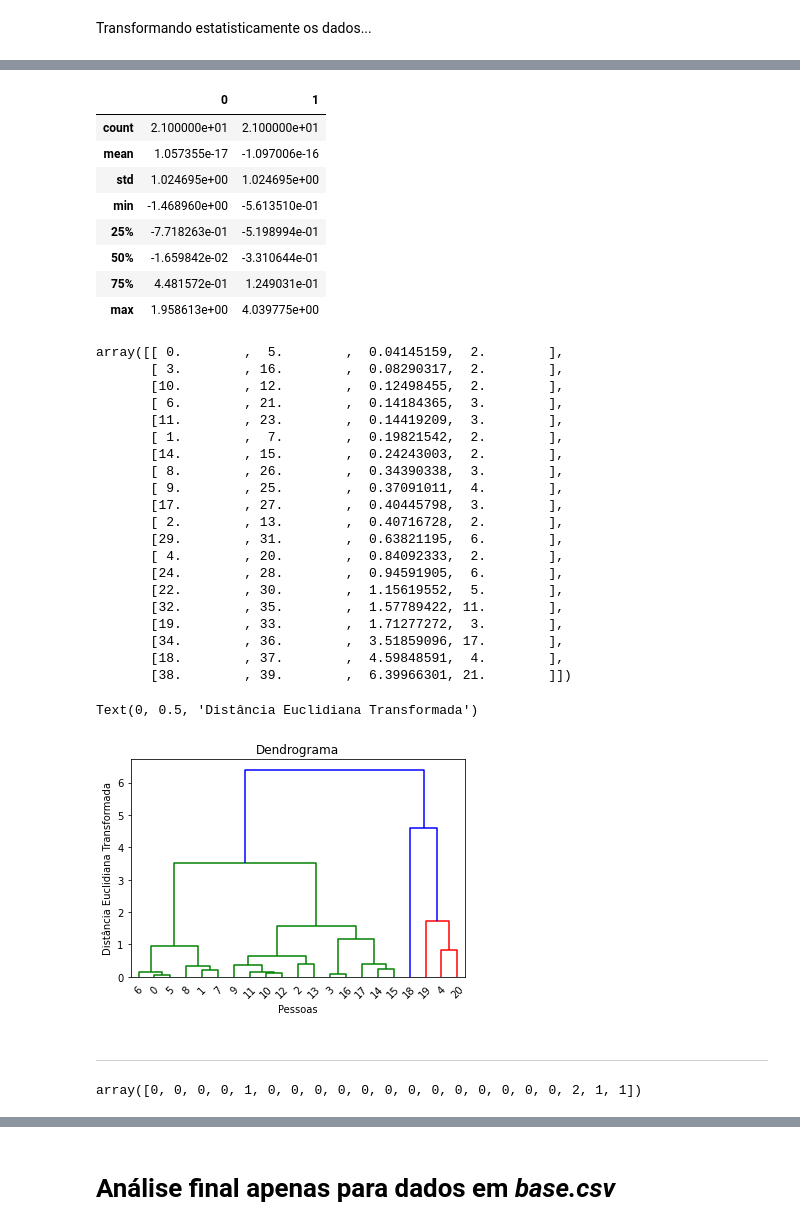
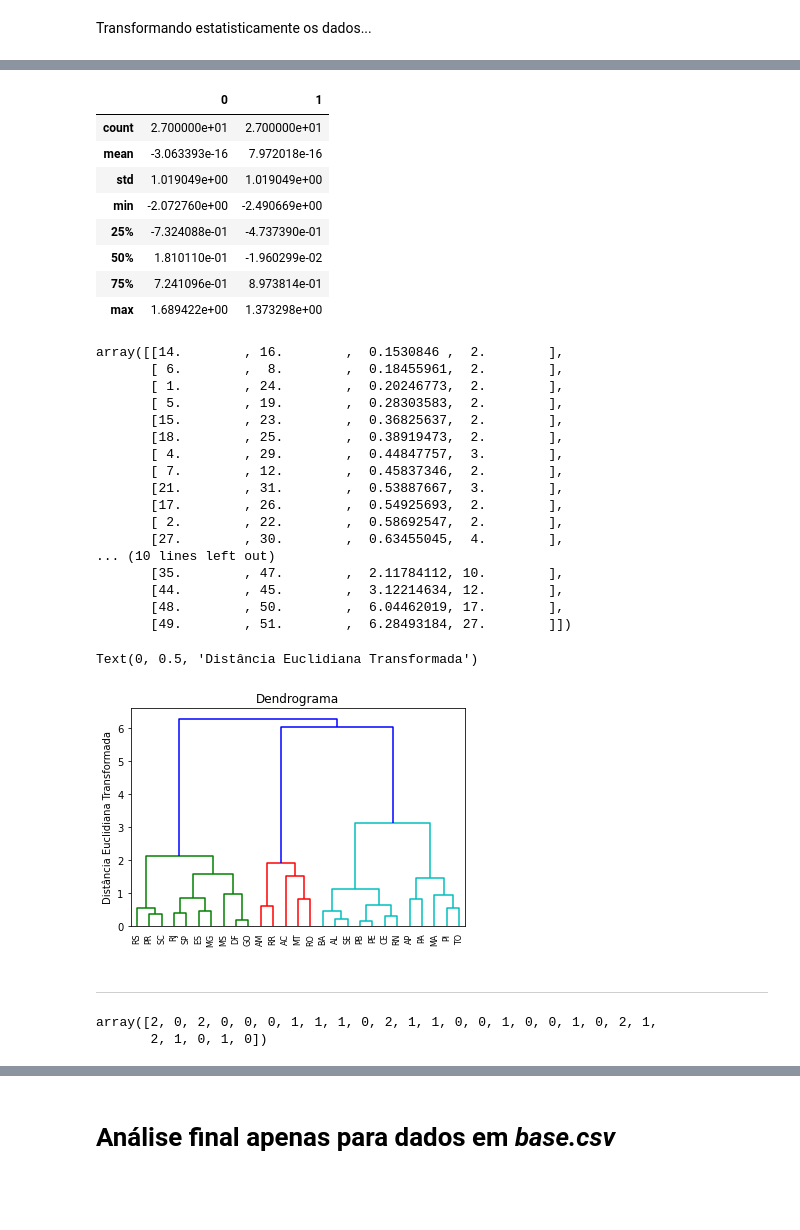
Before and after one commit to ComputerScienceMaster/Cursos, a Jupyter notebook: clustering/hierarchicalCluster.ipynb, the cells around one changed output, grey strips where cells are left out. Saved outputs shown, nothing was run; the diff lists cells and outputs as text; code cells hidden in the pictures; blank space fills up the shorter version.

```diff
--- a/clustering/hierarchicalCluster.ipynb
+++ b/clustering/hierarchicalCluster.ipynb
@@ -27,8 +27,9 @@ import subprocess
 # %% [markdown]
 **Notebook** destinado a ilustrar a base do processo de clusterização e sua exibição via, como exemplo, um Dendrograma.
 # %%
-file = 'base.csv'
+# file = 'base.csv'
 # file = 'volume.csv'
+file = 'estadosBR.csv'
 proc=subprocess.Popen('ls ' + file, shell=True, stdout=subprocess.PIPE, )
 output=proc.communicate()[0]
 # %% [markdown]
@@ -41,5 +42,6 @@ if not output:
         name=fn, length=len(uploaded[fn])))
 # %%
 df = pd.read_csv(file, encoding='latin-1', sep=',')
-df.describe()
+df = df.set_index('label')
+df
 # %% [output]
@@ -126,48 +130,45 @@ array([[-1.46895976, -0.56135097],
 pd.DataFrame(transform).describe()
 # %% [output]
 |  | 0 | 1 |
-| count | 2.100000e+01 | 2.100000e+01 |
-| mean | 1.057355e-17 | -1.097006e-16 |
-| std | 1.024695e+00 | 1.024695e+00 |
-| min | -1.468960e+00 | -5.613510e-01 |
-| 25% | -7.718263e-01 | -5.198994e-01 |
-| 50% | -1.659842e-02 | -3.310644e-01 |
-| 75% | 4.481572e-01 | 1.249031e-01 |
-| max | 1.958613e+00 | 4.039775e+00 |
+| count | 2.700000e+01 | 2.700000e+01 |
+| mean | -3.063393e-16 | 7.972018e-16 |
+| std | 1.019049e+00 | 1.019049e+00 |
+| min | -2.072760e+00 | -2.490669e+00 |
+| 25% | -7.324088e-01 | -4.737390e-01 |
+| 50% | 1.810110e-01 | -1.960299e-02 |
+| 75% | 7.241096e-01 | 8.973814e-01 |
+| max | 1.689422e+00 | 1.373298e+00 |
 # %%
 from scipy.cluster.hierarchy import dendrogram, linkage
 # %%
 link = linkage(transform, method = 'ward')
 link
 # %% [output]
-array([[ 0.        ,  5.        ,  0.04145159,  2.        ],
-       [ 3.        , 16.        ,  0.08290317,  2.        ],
-       [10.        , 12.        ,  0.12498455,  2.        ],
-       [ 6.        , 21.        ,  0.14184365,  3.        ],
-       [11.        , 23.        ,  0.14419209,  3.        ],
-       [ 1.        ,  7.        ,  0.19821542,  2.        ],
-       [14.        , 15.        ,  0.24243003,  2.        ],
-       [ 8.        , 26.        ,  0.34390338,  3.        ],
-       [ 9.        , 25.        ,  0.37091011,  4.        ],
-       [17.        , 27.        ,  0.40445798,  3.        ],
-       [ 2.        , 13.        ,  0.40716728,  2.        ],
-       [29.        , 31.        ,  0.63821195,  6.        ],
-       [ 4.        , 20.        ,  0.84092333,  2.        ],
-       [24.        , 28.        ,  0.94591905,  6.        ],
-       [22.        , 30.        ,  1.15619552,  5.        ],
-       [32.        , 35.        ,  1.57789422, 11.        ],
-       [19.        , 33.        ,  1.71277272,  3.        ],
-       [34.        , 36.        ,  3.51859096, 17.        ],
-       [18.        , 37.        ,  4.59848591,  4.        ],
-       [38.        , 39.        ,  6.39966301, 21.        ]])
+array([[14.        , 16.        ,  0.1530846 ,  2.        ],
+       [ 6.        ,  8.        ,  0.18455961,  2.        ],
+       [ 1.        , 24.        ,  0.20246773,  2.        ],
+       [ 5.        , 19.        ,  0.28303583,  2.        ],
+       [15.        , 23.        ,  0.36825637,  2.        ],
+       [18.        , 25.        ,  0.38919473,  2.        ],
+       [ 4.        , 29.        ,  0.44847757,  3.        ],
+       [ 7.        , 12.        ,  0.45837346,  2.        ],
+       [21.        , 31.        ,  0.53887667,  3.        ],
+       [17.        , 26.        ,  0.54925693,  2.        ],
+       [ 2.        , 22.        ,  0.58692547,  2.        ],
+       [27.        , 30.        ,  0.63455045,  4.        ],
+... (10 lines left out)
+       [35.        , 47.        ,  2.11784112, 10.        ],
+       [44.        , 45.        ,  3.12214634, 12.        ],
+       [48.        , 50.        ,  6.04462019, 17.        ],
+       [49.        , 51.        ,  6.28493184, 27.        ]])
 # %%
-dendrograma = dendrogram(link)
+dendrogram(link, leaf_rotation=90, leaf_font_size=8, labels=df.index)
+#dendrograma = dendrogram(link)
 plt.title('Dendrograma')
-plt.xlabel('Pessoas')
 plt.ylabel('Distância Euclidiana ''Transformada''')
 # %% [output]
 Text(0, 0.5, 'Distância Euclidiana Transformada')
-[figure, old version]
+[figure, new version]
 # %% [markdown]
 
 
@@ -178,7 +179,8 @@ hc = AgglomerativeClustering(n_clusters = 3, linkage = 'ward')
 previsoes = hc.fit_predict(transform)
 previsoes
 # %% [output]
-array([0, 0, 0, 0, 1, 0, 0, 0, 0, 0, 0, 0, 0, 0, 0, 0, 0, 0, 2, 1, 1])
+array([2, 0, 2, 0, 0, 0, 1, 1, 1, 0, 2, 1, 1, 0, 0, 1, 0, 0, 1, 0, 2, 1,
+       2, 1, 0, 1, 0])
 # %%
 plt.scatter(base[previsoes == 0, 0], base[previsoes == 0, 1], s = 50, c = 'green', label = 'Cluster 1')
 plt.scatter(base[previsoes == 1, 0], base[previsoes == 1, 1], s = 50, c = 'red', label = 'Cluster 2')
```
Also changed, not shown: parts of 6 cells of this notebook.
